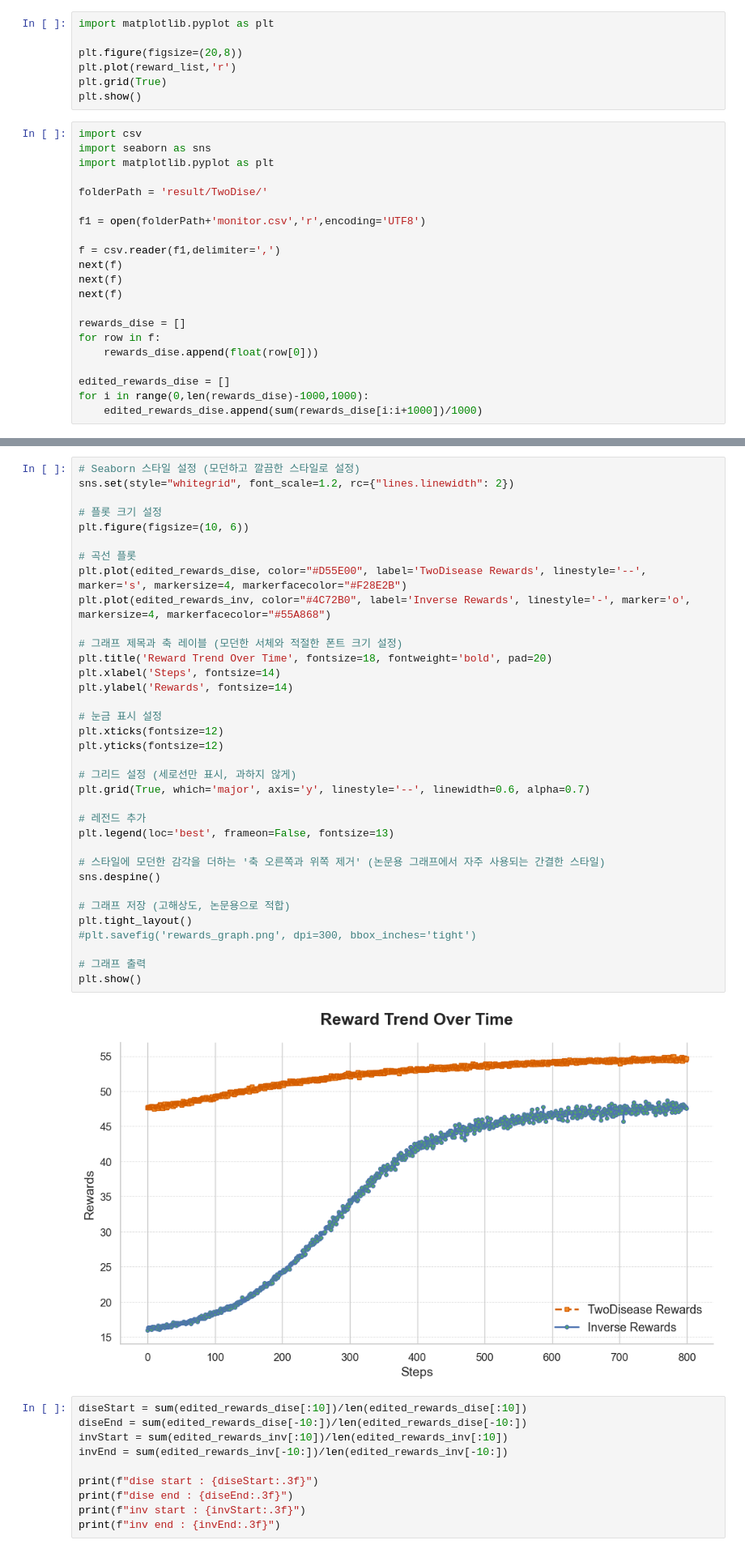
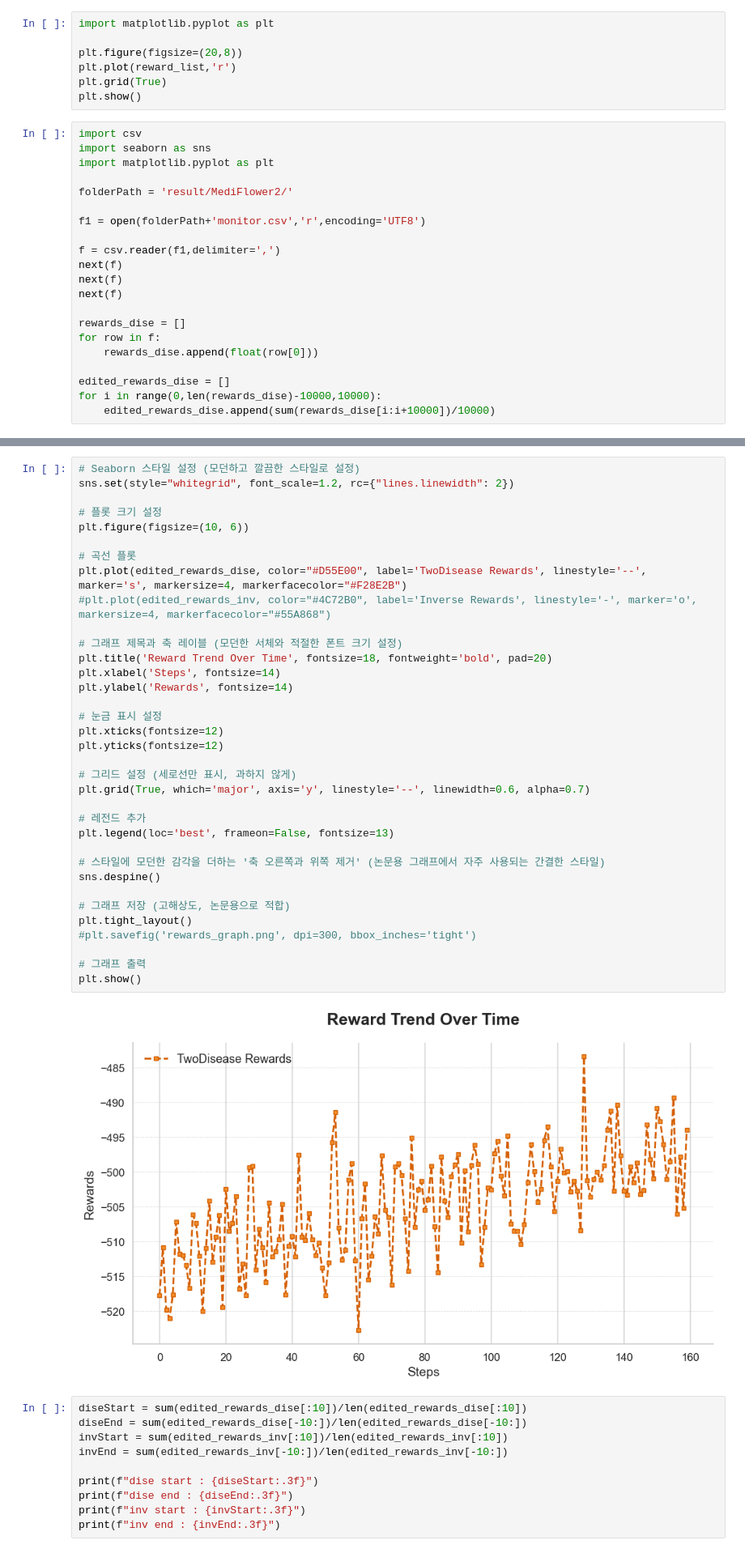
Before and after one commit to DoHyung08/geneProject, a Jupyter notebook: eval_res_MediFlower.ipynb, the cells around one changed output, grey strips where cells are left out. Shown: that part at 81% size. Saved outputs shown, nothing was run; the diff lists cells and outputs as text.

Commit message:
mediFlower2 trained

```diff
--- a/eval_res_MediFlower.ipynb
+++ b/eval_res_MediFlower.ipynb
@@ -102,7 +102,7 @@ import csv
 import seaborn as sns
 import matplotlib.pyplot as plt
 
-folderPath = 'result/TwoDise/'
+folderPath = 'result/MediFlower2/'
 
 f1 = open(folderPath+'monitor.csv','r',encoding='UTF8')
 
@@ -116,8 +116,8 @@ for row in f:
     rewards_dise.append(float(row[0]))
 
 edited_rewards_dise = []
-for i in range(0,len(rewards_dise)-1000,1000):
-    edited_rewards_dise.append(sum(rewards_dise[i:i+1000])/1000)
+for i in range(0,len(rewards_dise)-10000,10000):
+    edited_rewards_dise.append(sum(rewards_dise[i:i+10000])/10000)
 # %%
 import csv
 import seaborn as sns
@@ -147,35 +147,35 @@ sns.set(style="whitegrid", font_scale=1.2, rc={"lines.linewidth": 2})
 plt.figure(figsize=(10, 6))
 
 # 곡선 플롯
 plt.plot(edited_rewards_dise, color="#D55E00", label='TwoDisease Rewards', linestyle='--', marker='s', markersize=4, markerfacecolor="#F28E2B")
-plt.plot(edited_rewards_inv, color="#4C72B0", label='Inverse Rewards', linestyle='-', marker='o', markersize=4, markerfacecolor="#55A868")
+#plt.plot(edited_rewards_inv, color="#4C72B0", label='Inverse Rewards', linestyle='-', marker='o', markersize=4, markerfacecolor="#55A868")
 
 # 그래프 제목과 축 레이블 (모던한 서체와 적절한 폰트 크기 설정)
 plt.title('Reward Trend Over Time', fontsize=18, fontweight='bold', pad=20)
 plt.xlabel('Steps', fontsize=14)
 plt.ylabel('Rewards', fontsize=14)
 
 # 눈금 표시 설정
 plt.xticks(fontsize=12)
 plt.yticks(fontsize=12)
 
 # 그리드 설정 (세로선만 표시, 과하지 않게)
 plt.grid(True, which='major', axis='y', linestyle='--', linewidth=0.6, alpha=0.7)
 
 # 레전드 추가
 plt.legend(loc='best', frameon=False, fontsize=13)
 
 # 스타일에 모던한 감각을 더하는 '축 오른쪽과 위쪽 제거' (논문용 그래프에서 자주 사용되는 간결한 스타일)
 sns.despine()
 
 # 그래프 저장 (고해상도, 논문용으로 적합)
 plt.tight_layout()
 #plt.savefig('rewards_graph.png', dpi=300, bbox_inches='tight')
 
 # 그래프 출력
 plt.show()
 # %% [output]
-[figure, old version]
+[figure, new version]
 # %%
 diseStart = sum(edited_rewards_dise[:10])/len(edited_rewards_dise[:10])
 diseEnd = sum(edited_rewards_dise[-10:])/len(edited_rewards_dise[-10:])
```
Also changed, not shown: parts of 1 cell of this notebook, 10 other files.
